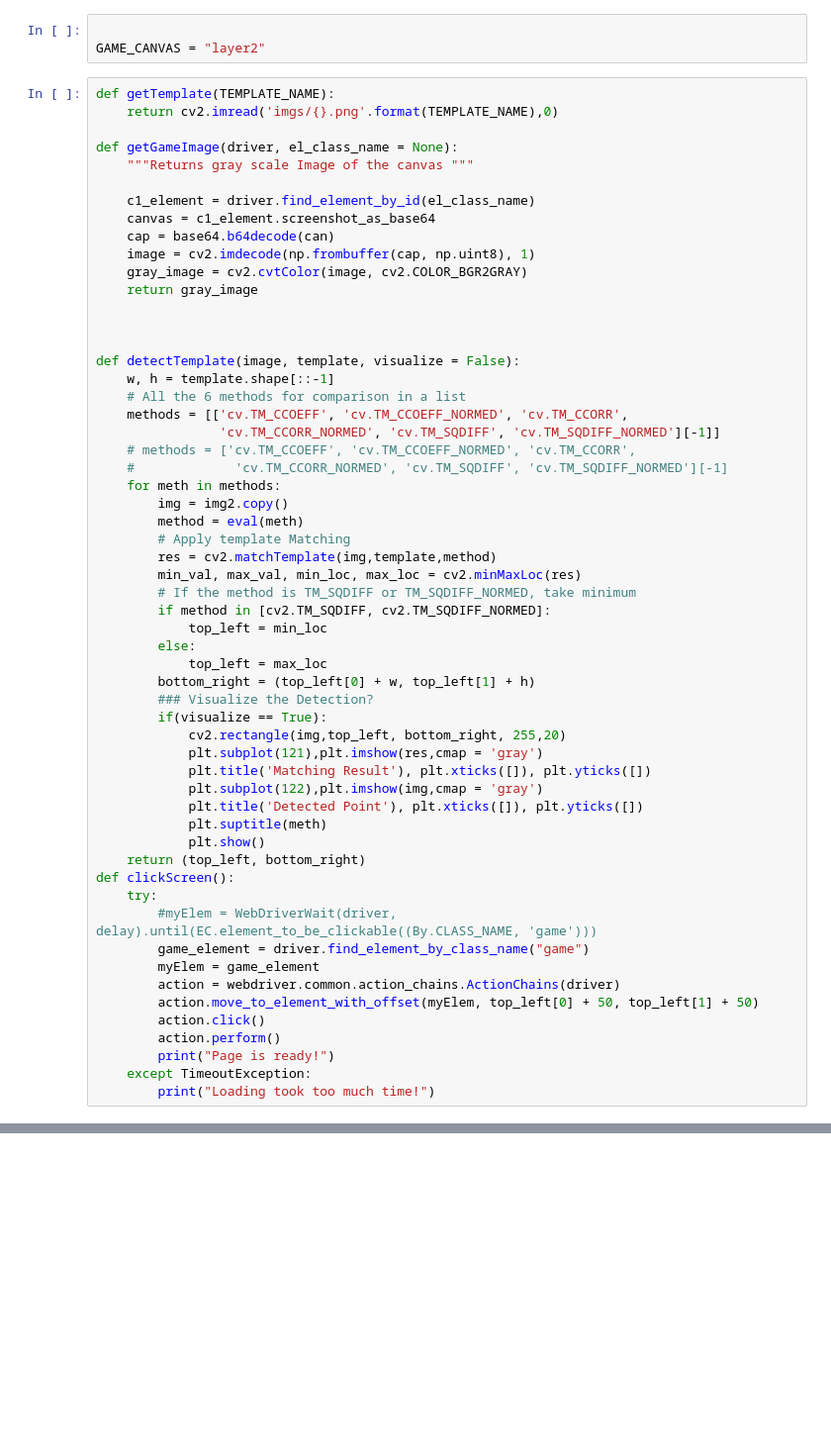
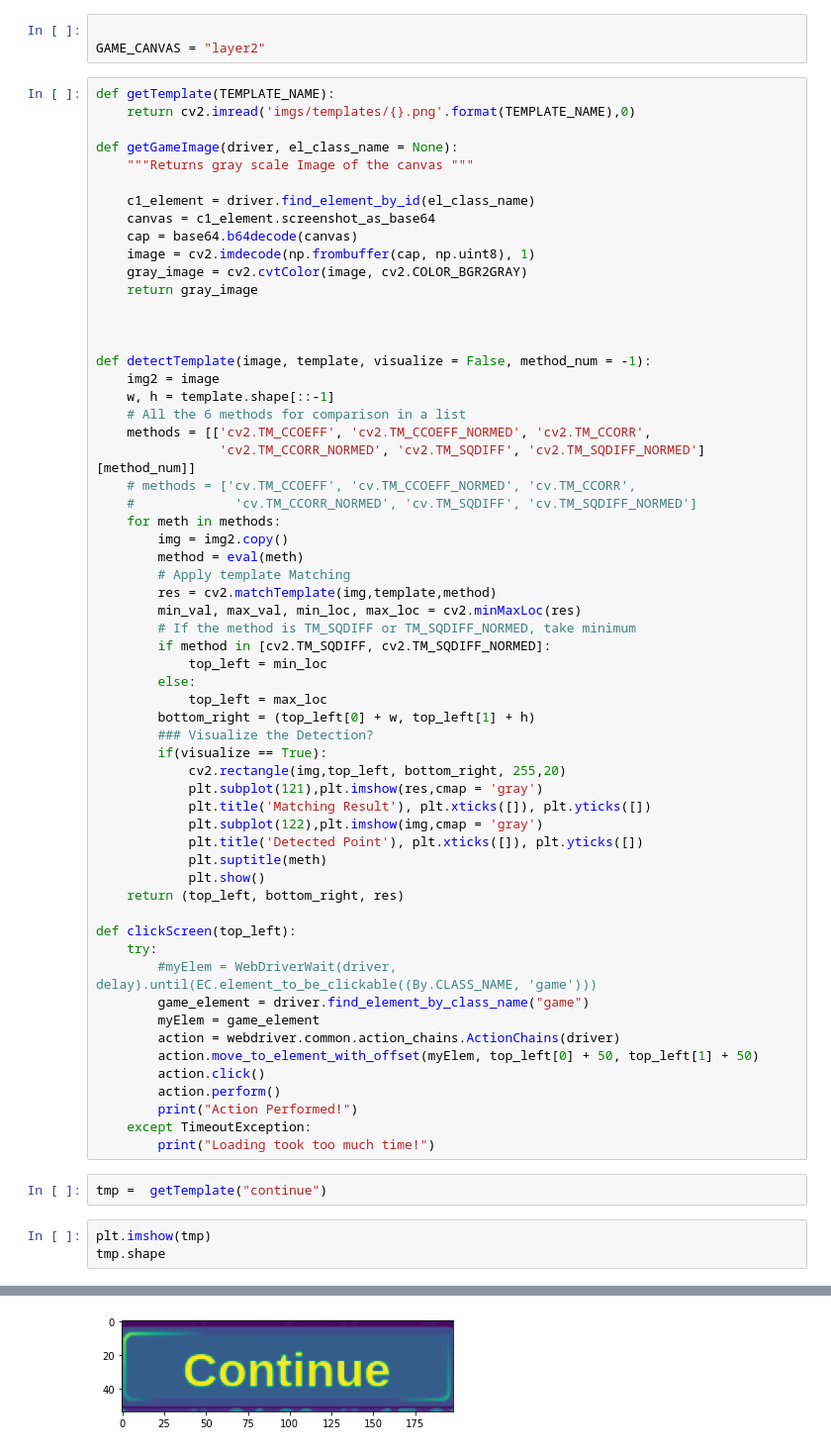
Before and after one commit to T-rex007/SeleniumLuckyDiceAutomation, a Jupyter notebook: SeleniumandOpenCV.ipynb, the cells around one changed output, grey strips where cells are left out. Shown at 99% size. Cells and saved outputs as stored; diff of their text form; blank space fills up the shorter version.

```diff
--- a/SeleniumandOpenCV.ipynb
+++ b/SeleniumandOpenCV.ipynb
@@ -23,27 +24,28 @@ driver.get("https://logigames.bet9ja.com/games.ls?page=launch&gameid=18000&skin=
 GAME_CANVAS = "layer2"
 # %%
 def getTemplate(TEMPLATE_NAME):
-    return cv2.imread('imgs/{}.png'.format(TEMPLATE_NAME),0)
+    return cv2.imread('imgs/templates/{}.png'.format(TEMPLATE_NAME),0)
 
 def getGameImage(driver, el_class_name = None):
     """Returns gray scale Image of the canvas """
 
     c1_element = driver.find_element_by_id(el_class_name)
     canvas = c1_element.screenshot_as_base64
-    cap = base64.b64decode(can)
+    cap = base64.b64decode(canvas)
     image = cv2.imdecode(np.frombuffer(cap, np.uint8), 1)
     gray_image = cv2.cvtColor(image, cv2.COLOR_BGR2GRAY)
     return gray_image
 
 
 
-def detectTemplate(image, template, visualize = False):
+def detectTemplate(image, template, visualize = False, method_num = -1):
+    img2 = image
     w, h = template.shape[::-1]
     # All the 6 methods for comparison in a list
-    methods = [['cv.TM_CCOEFF', 'cv.TM_CCOEFF_NORMED', 'cv.TM_CCORR',
-                'cv.TM_CCORR_NORMED', 'cv.TM_SQDIFF', 'cv.TM_SQDIFF_NORMED'][-1]]
+    methods = [['cv2.TM_CCOEFF', 'cv2.TM_CCOEFF_NORMED', 'cv2.TM_CCORR',
+                'cv2.TM_CCORR_NORMED', 'cv2.TM_SQDIFF', 'cv2.TM_SQDIFF_NORMED'][method_num]]
     # methods = ['cv.TM_CCOEFF', 'cv.TM_CCOEFF_NORMED', 'cv.TM_CCORR',
-    #             'cv.TM_CCORR_NORMED', 'cv.TM_SQDIFF', 'cv.TM_SQDIFF_NORMED'][-1]
+    #             'cv.TM_CCORR_NORMED', 'cv.TM_SQDIFF', 'cv.TM_SQDIFF_NORMED']
     for meth in methods:
         img = img2.copy()
         method = eval(meth)
@@ -65,8 +67,9 @@ def detectTemplate(image, template, visualize = False):
             plt.title('Detected Point'), plt.xticks([]), plt.yticks([])
             plt.suptitle(meth)
             plt.show()
-    return (top_left, bottom_right)
-def clickScreen():
+    return (top_left, bottom_right, res)
+
+def clickScreen(top_left):
     try:
         #myElem = WebDriverWait(driver, delay).until(EC.element_to_be_clickable((By.CLASS_NAME, 'game')))
         game_element = driver.find_element_by_class_name("game")
@@ -75,6 +78,12 @@ def clickScreen():
         action.move_to_element_with_offset(myElem, top_left[0] + 50, top_left[1] + 50)
         action.click()
         action.perform()
-        print("Page is ready!")
+        print("Action Performed!")
     except TimeoutException:
         print("Loading took too much time!")
+# %%
+tmp =  getTemplate("continue")
+# %%
+plt.imshow(tmp)
+tmp.shape
+# %% [output]
@@ -80,0 +91 @@ def clickScreen():
+[figure, added]
```
Also changed, not shown: parts of 22 cells of this notebook, 19 other files.
